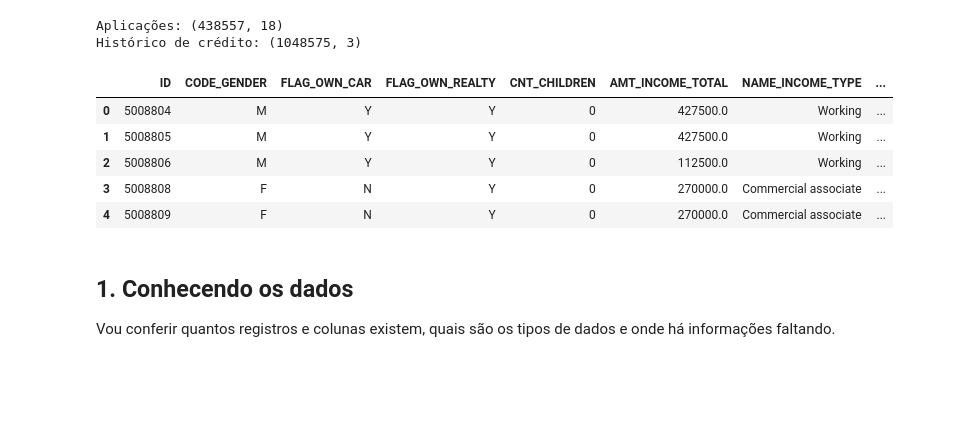
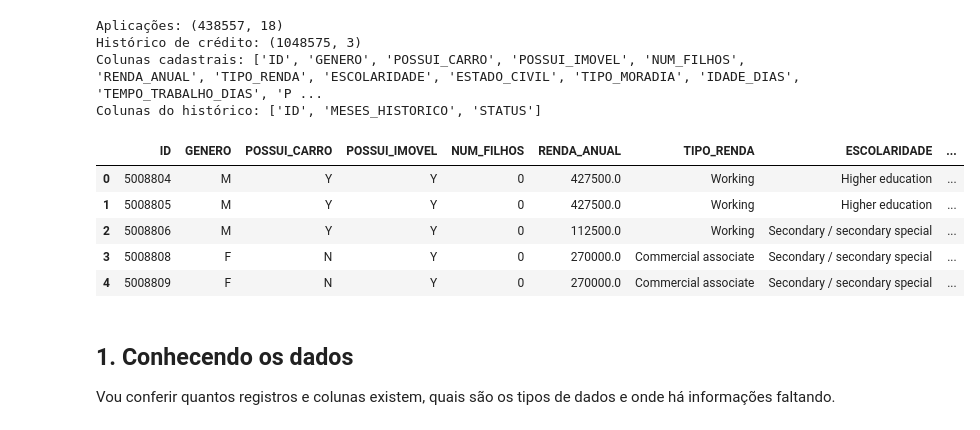
Before and after one commit to stephaneeao-cmd/postech-tech-challenge-fase2-template, a Jupyter notebook: notebooks/01_eda.ipynb, the cells around one changed output. Drawn from its saved outputs; the diff is of its cells as text; code cells hidden in the pictures; blank space fills up the shorter version.

```diff
--- a/notebooks/01_eda.ipynb
+++ b/notebooks/01_eda.ipynb
@@ -20,22 +55,48 @@ FIGURES.mkdir(parents=True, exist_ok=True)
 TARGET = "TARGET"
 
 pd.set_option("display.max_columns", None)
-# %%
-app_df = pd.read_csv(APPLICATION_FILE)
-credit_df = pd.read_csv(CREDIT_FILE)
-
-print(f"Aplicações: {app_df.shape}")
-print(f"Histórico de crédito: {credit_df.shape}")
-app_df.head()
-# %% [output]
-Aplicações: (438557, 18)
-Histórico de crédito: (1048575, 3)
-|  | ID | CODE_GENDER | FLAG_OWN_CAR | FLAG_OWN_REALTY | CNT_CHILDREN | AMT_INCOME_TOTAL | NAME_INCOME_TYPE | ... |
-| 0 | 5008804 | M | Y | Y | 0 | 427500.0 | Working | ... |
-| 1 | 5008805 | M | Y | Y | 0 | 427500.0 | Working | ... |
-| 2 | 5008806 | M | Y | Y | 0 | 112500.0 | Working | ... |
-| 3 | 5008808 | F | N | Y | 0 | 270000.0 | Commercial associate | ... |
-| 4 | 5008809 | F | N | Y | 0 | 270000.0 | Commercial associate | ... |
+# %%
+app_df = pd.read_csv(APPLICATION_FILE)
+credit_df = pd.read_csv(CREDIT_FILE)
+
+app_renomear = {
+    "CODE_GENDER": "GENERO",
+    "FLAG_OWN_CAR": "POSSUI_CARRO",
+    "FLAG_OWN_REALTY": "POSSUI_IMOVEL",
+    "CNT_CHILDREN": "NUM_FILHOS",
+    "AMT_INCOME_TOTAL": "RENDA_ANUAL",
+    "NAME_INCOME_TYPE": "TIPO_RENDA",
+    "NAME_EDUCATION_TYPE": "ESCOLARIDADE",
+    "NAME_FAMILY_STATUS": "ESTADO_CIVIL",
+    "NAME_HOUSING_TYPE": "TIPO_MORADIA",
+    "DAYS_BIRTH": "IDADE_DIAS",
+    "DAYS_EMPLOYED": "TEMPO_TRABALHO_DIAS",
+    "FLAG_MOBIL": "POSSUI_CELULAR",
+    "FLAG_WORK_PHONE": "TELEFONE_TRABALHO",
+    "FLAG_PHONE": "TELEFONE",
+    "FLAG_EMAIL": "POSSUI_EMAIL",
+    "OCCUPATION_TYPE": "OCUPACAO",
+    "CNT_FAM_MEMBERS": "TAMANHO_FAMILIA",
+}
+app_df = app_df.rename(columns=app_renomear)
+credit_df = credit_df.rename(columns={"MONTHS_BALANCE": "MESES_HISTORICO"})
+
+print(f"Aplicações: {app_df.shape}")
+print(f"Histórico de crédito: {credit_df.shape}")
+print("Colunas cadastrais:", app_df.columns.tolist())
+print("Colunas do histórico:", credit_df.columns.tolist())
+display(app_df.head())
+# %% [output]
+Aplicações: (438557, 18)
+Histórico de crédito: (1048575, 3)
+Colunas cadastrais: ['ID', 'GENERO', 'POSSUI_CARRO', 'POSSUI_IMOVEL', 'NUM_FILHOS', 'RENDA_ANUAL', 'TIPO_RENDA', 'ESCOLARIDADE', 'ESTADO_CIVIL', 'TIPO_MORADIA', 'IDADE_DIAS', 'TEMPO_TRABALHO_DIAS', 'P ...
+Colunas do histórico: ['ID', 'MESES_HISTORICO', 'STATUS']
+|  | ID | GENERO | POSSUI_CARRO | POSSUI_IMOVEL | NUM_FILHOS | RENDA_ANUAL | TIPO_RENDA | ESCOLARIDADE | ... |
+| 0 | 5008804 | M | Y | Y | 0 | 427500.0 | Working | Higher education | ... |
+| 1 | 5008805 | M | Y | Y | 0 | 427500.0 | Working | Higher education | ... |
+| 2 | 5008806 | M | Y | Y | 0 | 112500.0 | Working | Secondary / secondary special | ... |
+| 3 | 5008808 | F | N | Y | 0 | 270000.0 | Commercial associate | Secondary / secondary special | ... |
+| 4 | 5008809 | F | N | Y | 0 | 270000.0 | Commercial associate | Secondary / secondary special | ... |
 # %% [markdown]
 ## 1. Conhecendo os dados
 
```
Also changed, not shown: parts of 7 cells of this notebook, 14 other files.
